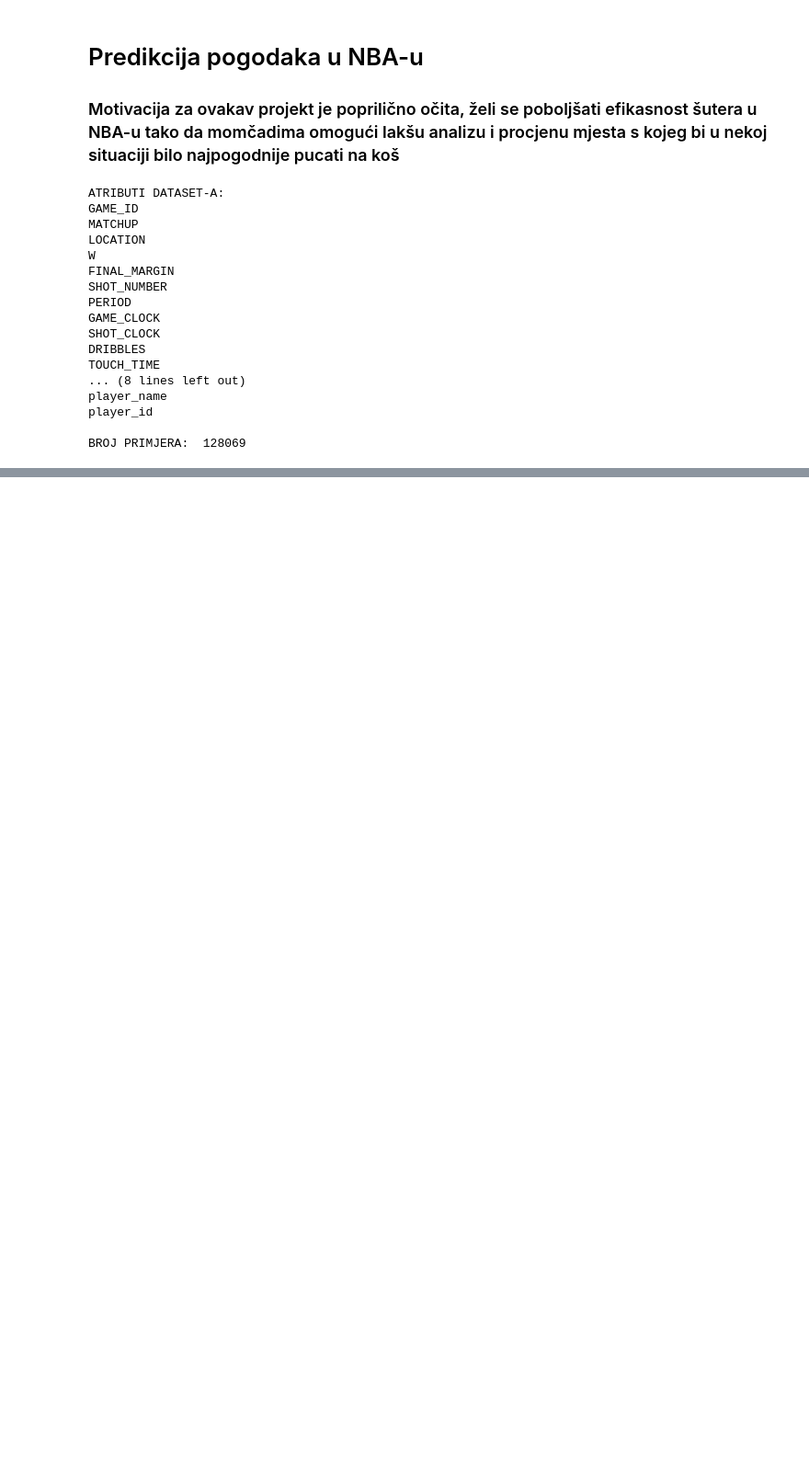
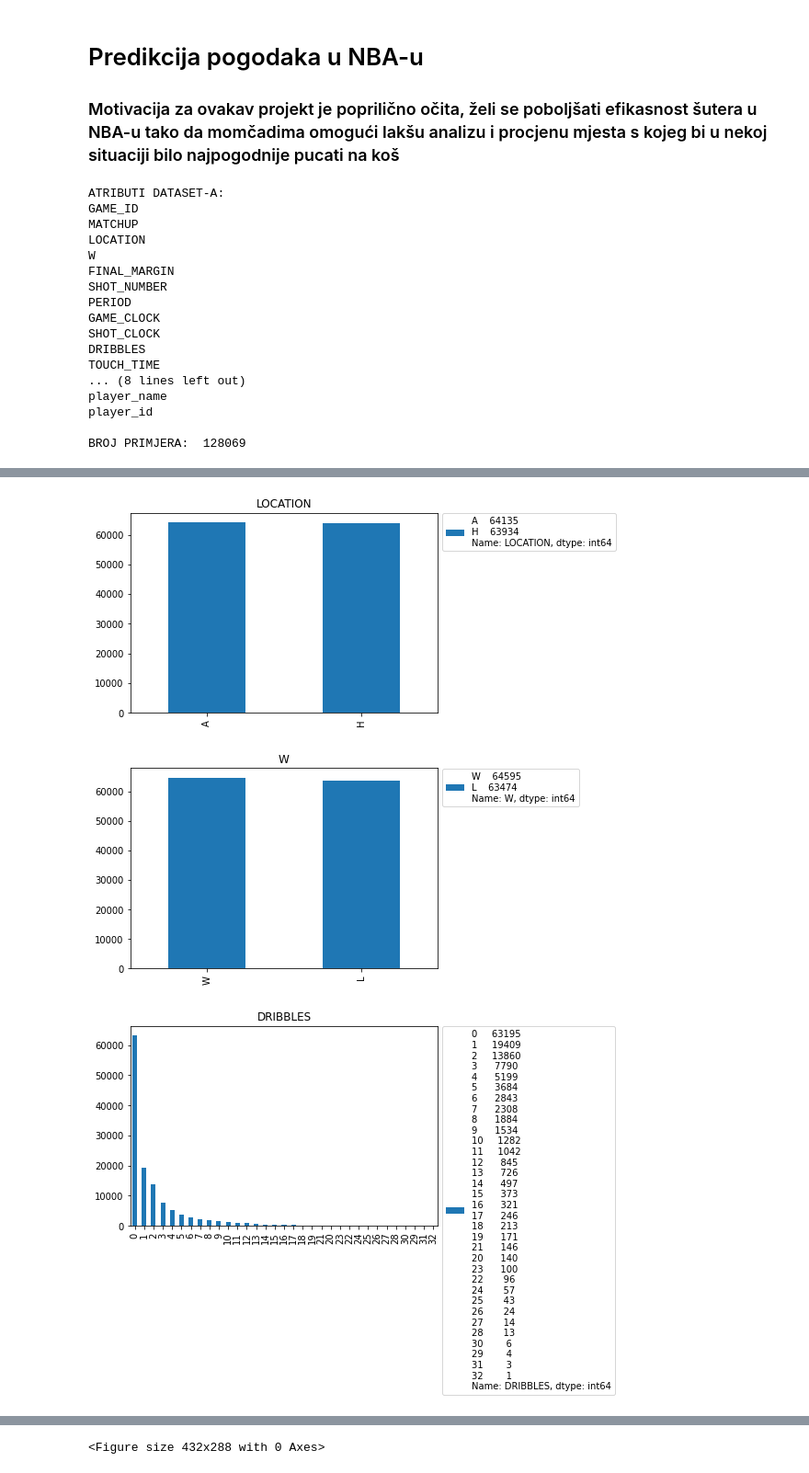
Before and after one commit to MladenDzida/NBA-Shot-Prediction, a Jupyter notebook: nba_shot_prediction.ipynb, the cells around one changed output, grey strips where cells are left out. Shown at 92% size. Drawn from its saved outputs; the diff is of its cells as text; code cells hidden in the pictures; blank space fills up the shorter version.

```diff
--- a/nba_shot_prediction.ipynb
+++ b/nba_shot_prediction.ipynb
@@ -75,0 +81,11 @@ Name: GAME_CLOCK, Length: 128069, dtype: float64
+# %%
+categorical_features = ['LOCATION', 'W', 'DRIBBLES', 'SHOT_RESULT','PTS_TYPE','SHOT_NUMBER']
+for i, categorical_feature in enumerate(shot_logs[categorical_features]):
+    shot_logs[categorical_feature].value_counts().plot(kind="bar",label=str(shot_logs[categorical_feature].value_counts())).set_title(categorical_feature)
+    plt.legend(bbox_to_anchor=(1, 1.022))
+    plt.figure()
+plt.show()
+# %% [output]
+[figure, added]
+[figure, added]
+[figure, added]
@@ -75,0 +95 @@ Name: GAME_CLOCK, Length: 128069, dtype: float64
+<Figure size 432x288 with 0 Axes>
```
Also changed, not shown: parts of 15 cells of this notebook.
